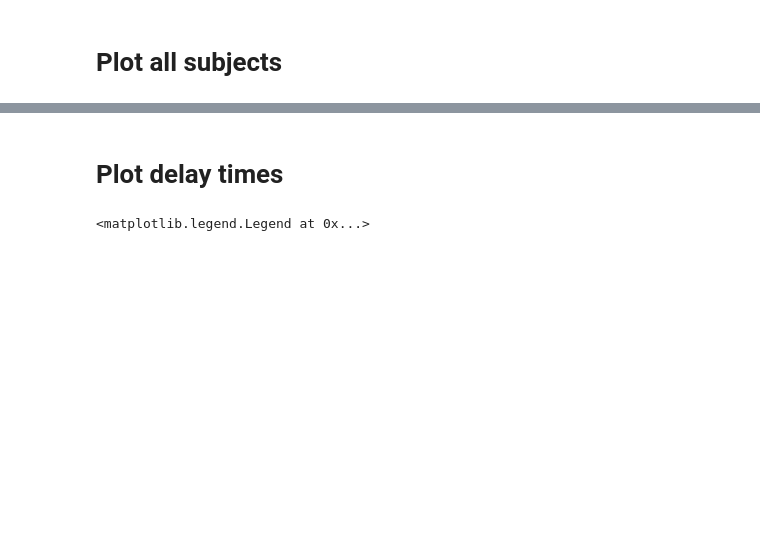
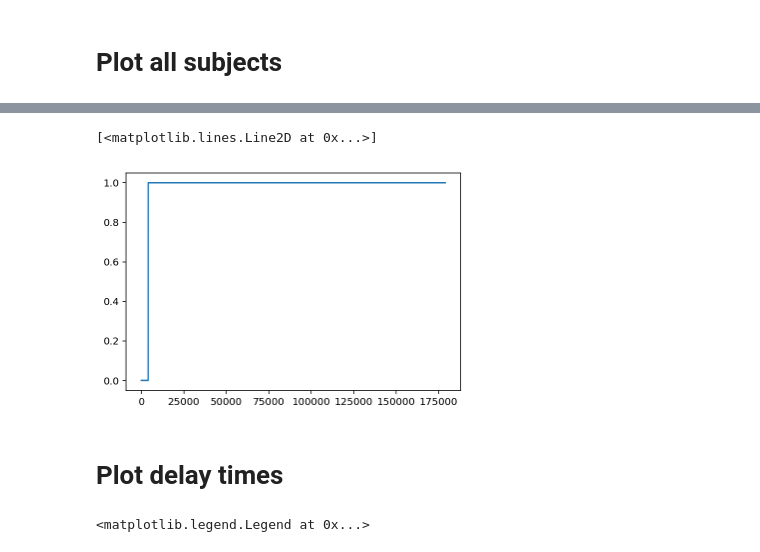
Before and after one commit to YimengYang/LabWork, a Jupyter notebook: 6.5_Behavior plots.ipynb, the cells around one changed output, grey strips where cells are left out. Drawn from its saved outputs; the diff is of its cells as text; code cells hidden in the pictures; blank space fills up the shorter version.

```diff
--- a/6.5_Behavior plots.ipynb
+++ b/6.5_Behavior plots.ipynb
@@ -170,3 +161,9 @@ for subjcode in all_subjects:
+# %%
+cuemv = np.load('C:/data2/dg/mv/cue.npy')
+plt.plot(cuemv)
+# %% [output]
+[<matplotlib.lines.Line2D at 0x...>]
+[figure, added]
 # %% [markdown]
 # Plot delay times
 # %%
```
Also changed, not shown: parts of 3 cells of this notebook, 3 other files.
